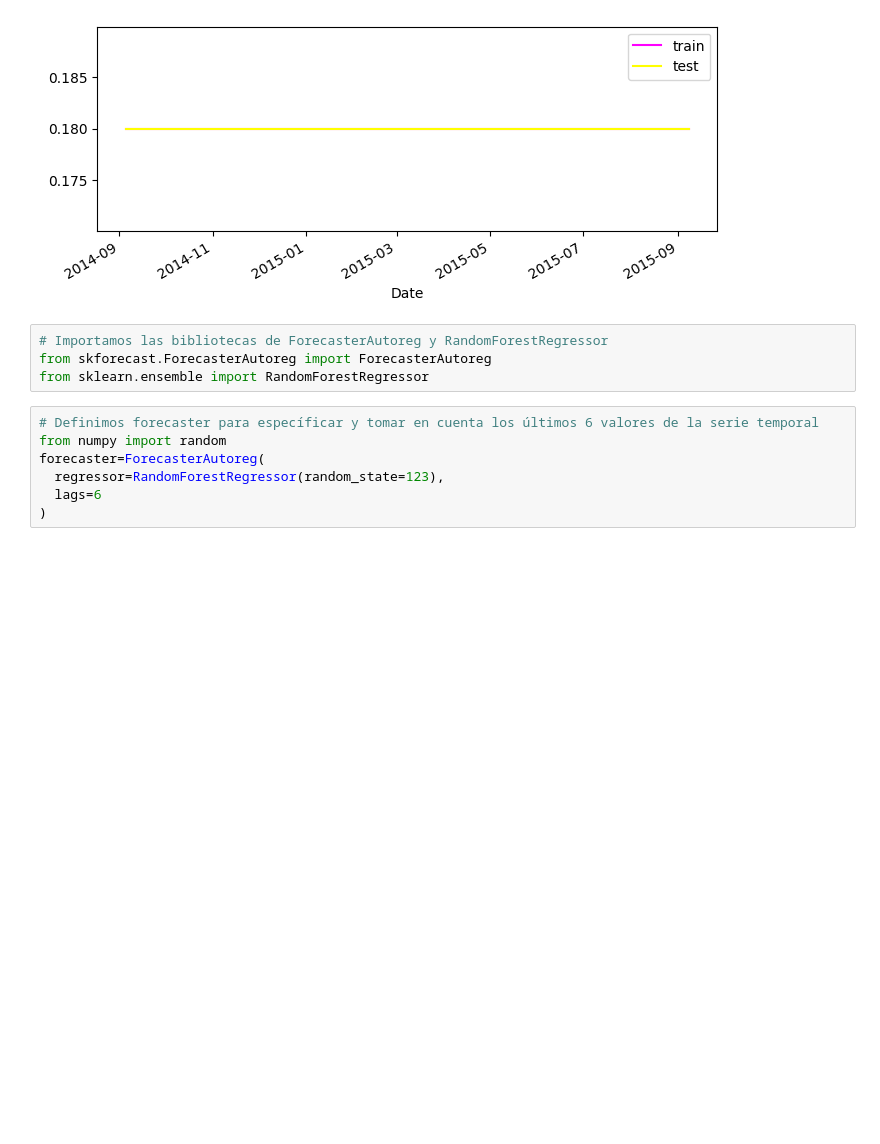
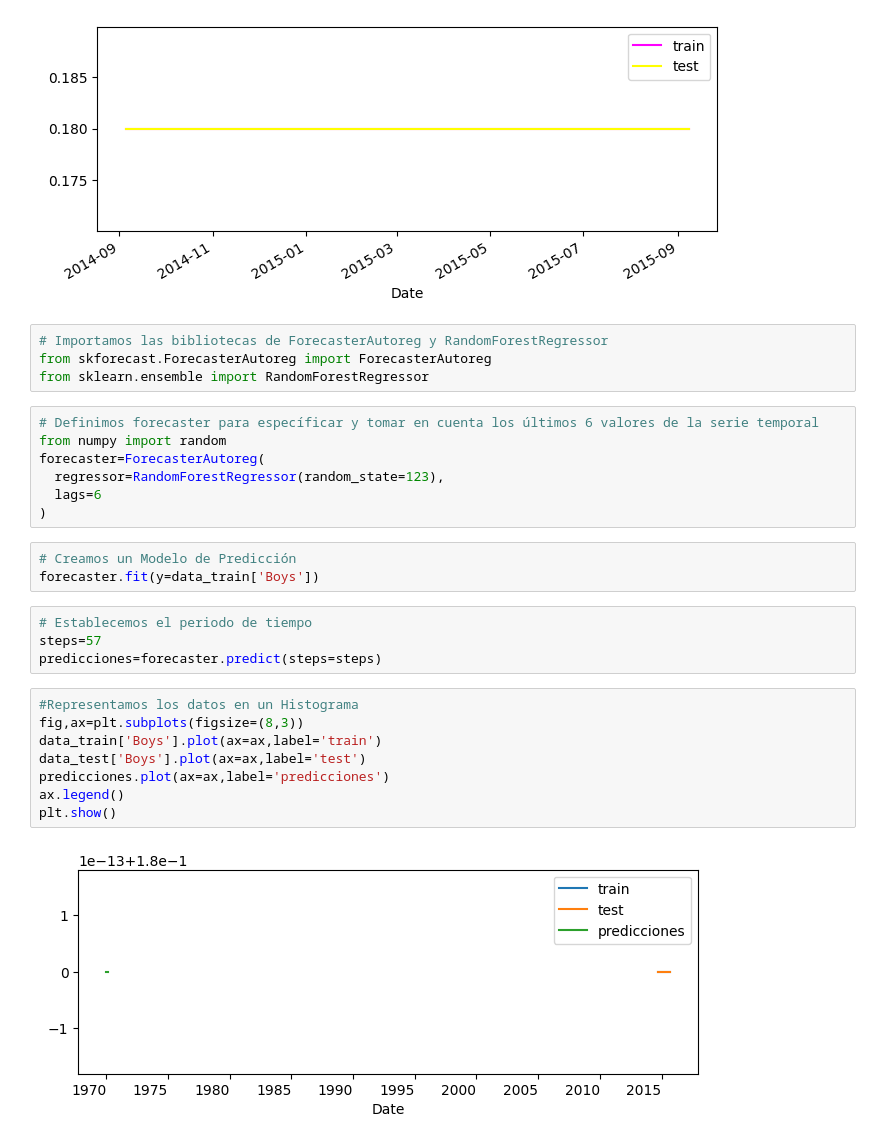
Before and after one commit to Soyluisflores/Clase5, a Jupyter notebook: Proyecto_2.ipynb, the cells around one changed output. Drawn from its saved outputs; the diff is of its cells as text; blank space fills up the shorter version.

```diff
--- a/Proyecto_2.ipynb
+++ b/Proyecto_2.ipynb
@@ -423,3 +417,20 @@ forecaster=ForecasterAutoreg(
   regressor=RandomForestRegressor(random_state=123),
   lags=6
 )
+# %%
+# Creamos un Modelo de Predicción
+forecaster.fit(y=data_train['Boys'])
+# %%
+# Establecemos el periodo de tiempo
+steps=57
+predicciones=forecaster.predict(steps=steps)
+# %%
+#Representamos los datos en un Histograma
+fig,ax=plt.subplots(figsize=(8,3))
+data_train['Boys'].plot(ax=ax,label='train')
+data_test['Boys'].plot(ax=ax,label='test')
+predicciones.plot(ax=ax,label='predicciones')
+ax.legend()
+plt.show()
+# %% [output]
+[figure, added]
```
Also changed, not shown: parts of 15 cells of this notebook.
